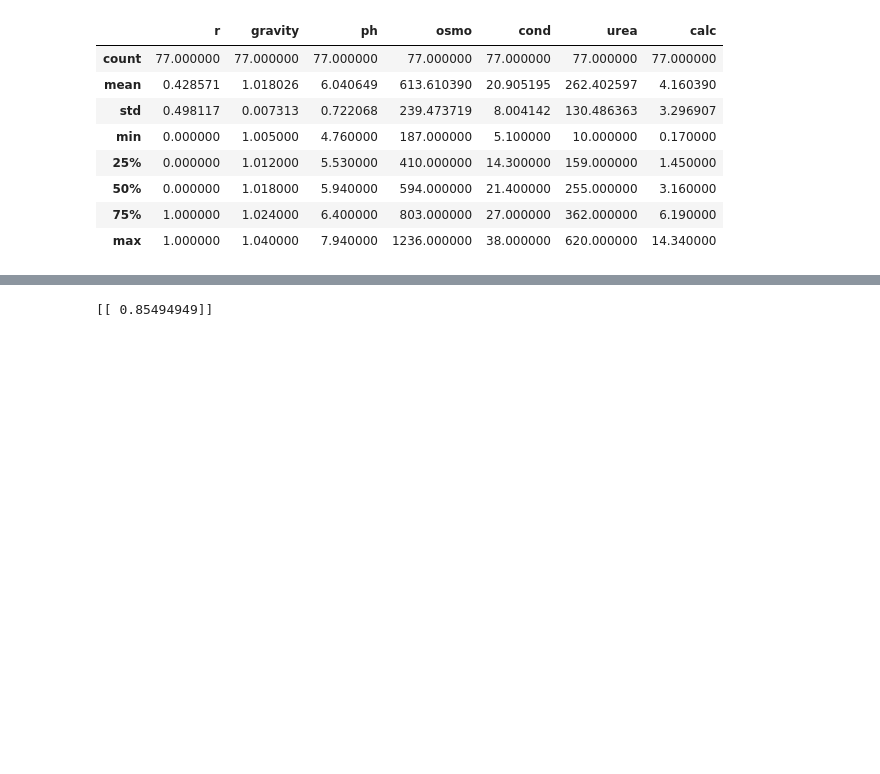
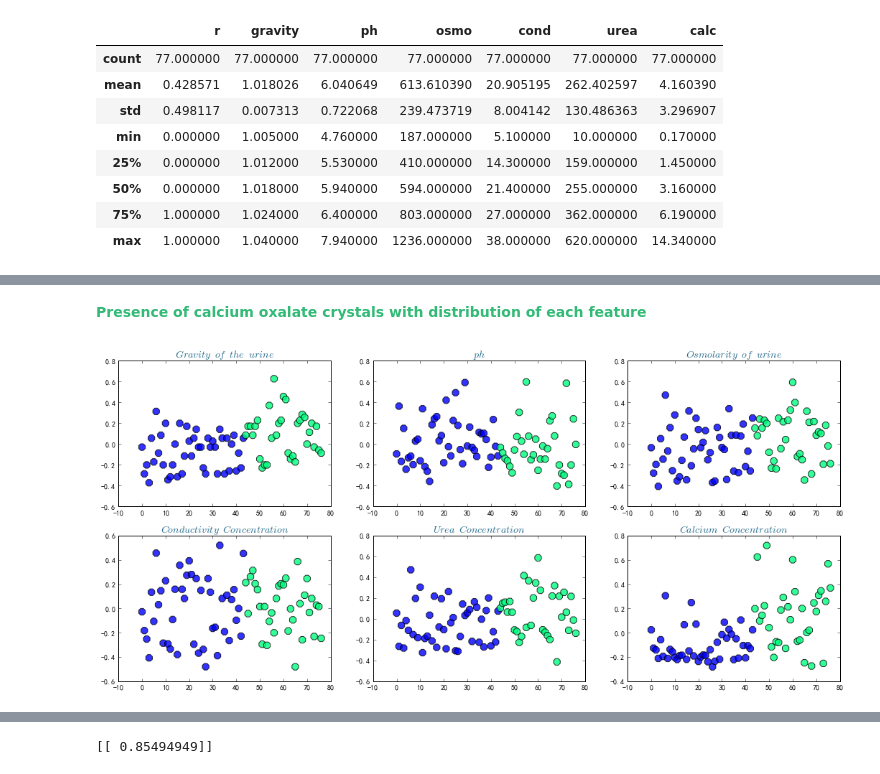
Before and after one commit to Liungweiliu/NCCU_Algorithms, a Jupyter notebook: Algorithms1062_Final_project_urine.ipynb, the cells around one changed output, grey strips where cells are left out. Drawn from its saved outputs; the diff is of its cells as text; code cells hidden in the pictures; blank space fills up the shorter version.

```diff
--- a/Algorithms1062_Final_project_urine.ipynb
+++ b/Algorithms1062_Final_project_urine.ipynb
@@ -148,3 +151,54 @@ Y = Y2
+# %% [markdown]
+<span style="color:#32BA76">**Presence of calcium oxalate crystals with distribution of each feature**</span>
+# %%
+plt.figure(figsize=(18,8),dpi=100)
+
+p1 = plt.subplot(231)#(2rowlength 3columnwidth index1)
+p2 = plt.subplot(232)#(2rowlength 3columnwidth index2)
+p3 = plt.subplot(233)#(2rowlength 3columnwidth index3)
+p4 = plt.subplot(234)#(2rowlength 3columnwidth index4)
+p5 = plt.subplot(235)#(2rowlength 3columnwidth index5)
+p6 = plt.subplot(236)#(2rowlength 3columnwidth index6)
+
+#數學式$式子$
+title_f1 = "$Gravity$ $of$ $the$ $urine$"
+title_f2 = "$ph$"
+title_f3 = "$Osmolarity$ $of$ $urine$"
+title_f4 = "$Conductivity$ $Concentration$"
+title_f5 = "$Urea$ $Concentration$"
+title_f6 = "$Calcium$ $Concentration$"
+
+p1.scatter(dis, gravity, c=Y, cmap=plt.cm.winter, edgecolor='k', s=100,
+            marker='8', alpha=0.8)
+p2.scatter(dis, ph, c=Y2, cmap=plt.cm.winter, edgecolor='k', s=100,
+            marker='8', alpha=0.8)
+p3.scatter(dis, osmo, c=Y, cmap=plt.cm.winter, edgecolor='k', s=100,
+            marker='8', alpha=0.8)
+p4.scatter(dis, cond, c=Y, cmap=plt.cm.winter, edgecolor='k', s=100,
+            marker='8', alpha=0.8)
+p5.scatter(dis, urea, c=Y, cmap=plt.cm.winter, edgecolor='k', s=100,
+            marker='8', alpha=0.8)
+p6.scatter(dis, calc, c=Y, cmap=plt.cm.winter, edgecolor='k', s=100,
+            marker='8', alpha=0.8)
+
+p1.set_title(title_f1, fontsize=14, color = "#276C8C")
+p2.set_title(title_f2, fontsize=14, color = "#276C8C")
+p3.set_title(title_f3, fontsize=14, color = "#276C8C")
+p4.set_title(title_f4, fontsize=14, color = "#276C8C")
+p5.set_title(title_f5, fontsize=14, color = "#276C8C")
+p6.set_title(title_f6, fontsize=14, color = "#276C8C")
+
+#missing value marker
+#p3.text(49,0+20,"$missing$ $value$",fontsize= 15, color = "#103900", verticalalignment="bottom",horizontalalignment="left")
+#p3.annotate("$missing$ $value$", fontsize= 15, color = "#103900",xy=(49, 0),xytext=(49,50),arrowprops=dict(facecolor="#F98BB0", shrink=0.001))
+
+#p4.text(2,0+0.05,"$missing$ $value$",fontsize= 15, color = "#103900", verticalalignment="bottom",horizontalalignment="left")
+#p4.annotate("$missing$ $value$",fontsize= 15, color = "#103900",xy=(0, 0),xytext=(2, 0+0.05),arrowprops=dict(facecolor="#F98BB0", shrink=0.001))
+
+
+plt.show()
+# %% [output]
+[figure, added]
 # %%
 x1 = gravity
 x2 = urea
```
Also changed, not shown: parts of 36 cells of this notebook.
